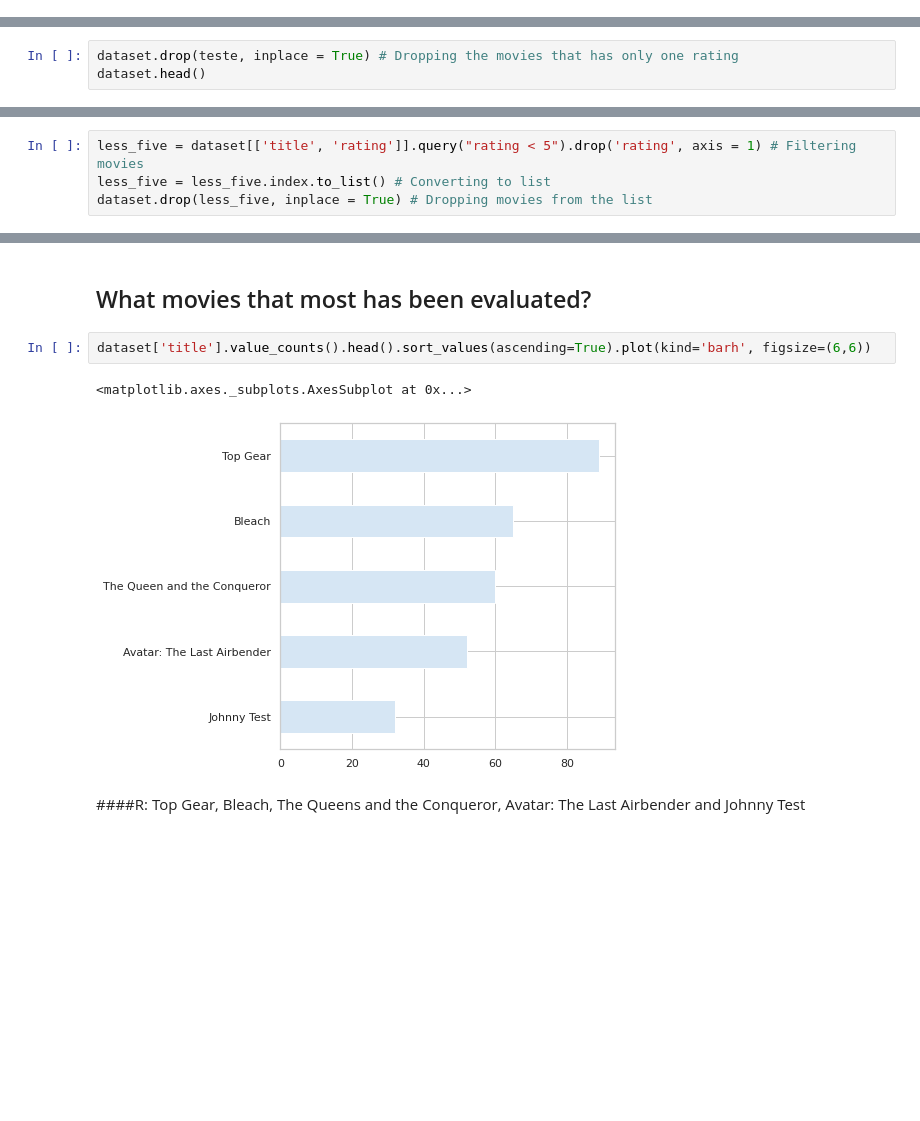
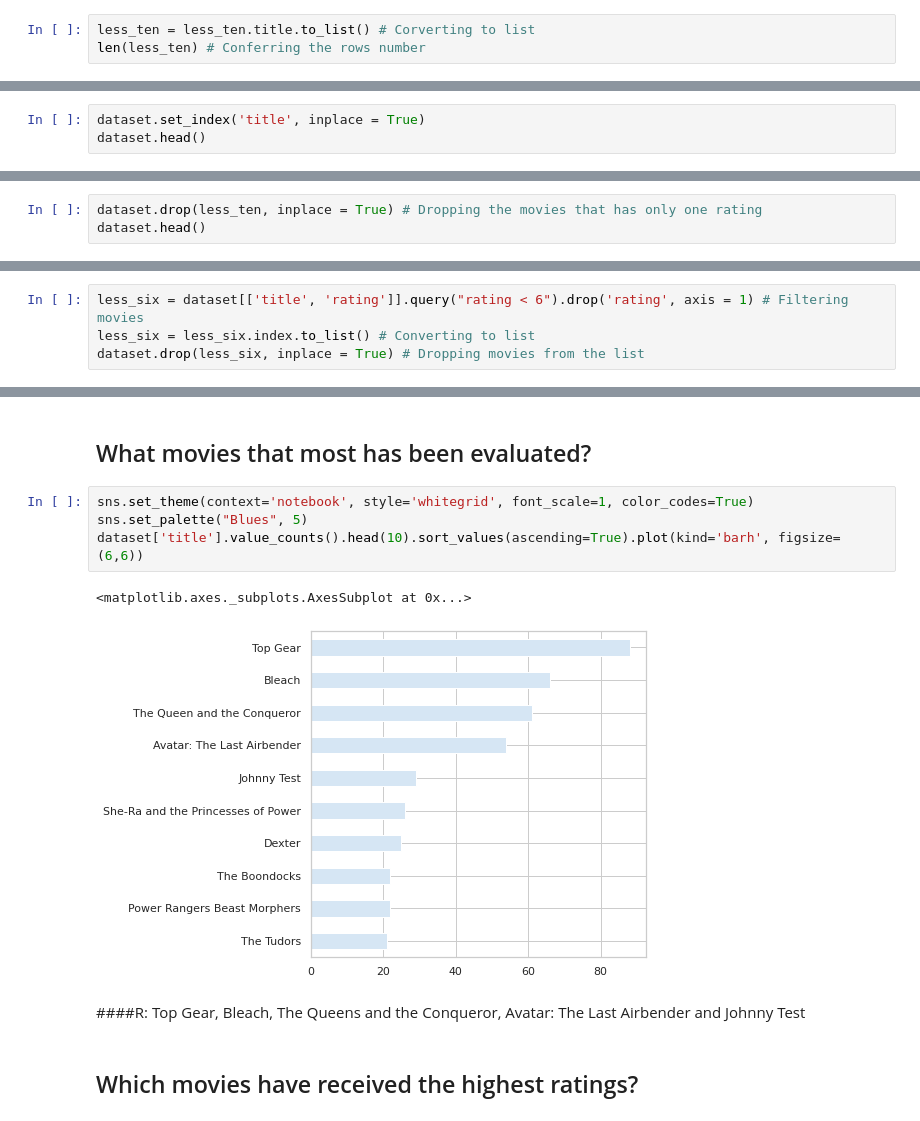
Before and after one commit to daniel-m-fernandes/Exploratory_data_analysis, a Jupyter notebook: Netflix_popular_movies.ipynb, the cells around one changed output, grey strips where cells are left out. Saved outputs shown, nothing was run; the diff lists cells and outputs as text; blank space fills up the shorter version.

```diff
--- a/Netflix_popular_movies.ipynb
+++ b/Netflix_popular_movies.ipynb
@@ -266,0 +338,3 @@ len(less_five) # Conferring the rows number
+# %%
+less_ten = less_ten.title.to_list() # Corverting to list
+len(less_ten) # Conferring the rows number
@@ -266,0 +343,3 @@ len(less_five) # Conferring the rows number
+# %%
+dataset.set_index('title', inplace = True)
+dataset.head()
@@ -267,6 +354,6 @@ len(less_five) # Conferring the rows number
 # %% [markdown]
 There's most movies that has only one rating
 # %%
-dataset.drop(teste, inplace = True) # Dropping the movies that has only one rating
+dataset.drop(less_ten, inplace = True) # Dropping the movies that has only one rating
 dataset.head()
 # %% [output]
@@ -309,6 +395,6 @@ ax = sns.catplot(data = dataset, x = 'rating', height=3, aspect=5) # Ratings sca
 # %% [markdown]
 There are some classifications of outliers. I will remove reviews with less than 5 reviews.
 # %%
-less_five = dataset[['title', 'rating']].query("rating < 5").drop('rating', axis = 1) # Filtering movies
-less_five = less_five.index.to_list() # Converting to list
-dataset.drop(less_five, inplace = True) # Dropping movies from the list
+less_six = dataset[['title', 'rating']].query("rating < 6").drop('rating', axis = 1) # Filtering movies
+less_six = less_six.index.to_list() # Converting to list
+dataset.drop(less_six, inplace = True) # Dropping movies from the list
@@ -352,9 +436,13 @@ ax = sns.catplot(data = df_genres.head(), x = 'count', y = 'genre', kind='bar',
 # %% [markdown]
 ## What movies that most has been evaluated?
 # %%
-dataset['title'].value_counts().head().sort_values(ascending=True).plot(kind='barh', figsize=(6,6))
+sns.set_theme(context='notebook', style='whitegrid', font_scale=1, color_codes=True)
+sns.set_palette("Blues", 5)
+dataset['title'].value_counts().head(10).sort_values(ascending=True).plot(kind='barh', figsize=(6,6))
 # %% [output]
 <matplotlib.axes._subplots.AxesSubplot at 0x...>
-[figure, old version]
+[figure, new version]
 # %% [markdown]
 ####R: Top Gear, Bleach, The Queens and the Conqueror, Avatar: The Last Airbender and Johnny Test
+# %% [markdown]
+## Which movies have received the highest ratings?
```
Also changed, not shown: parts of 35 cells of this notebook, 1 other file.
